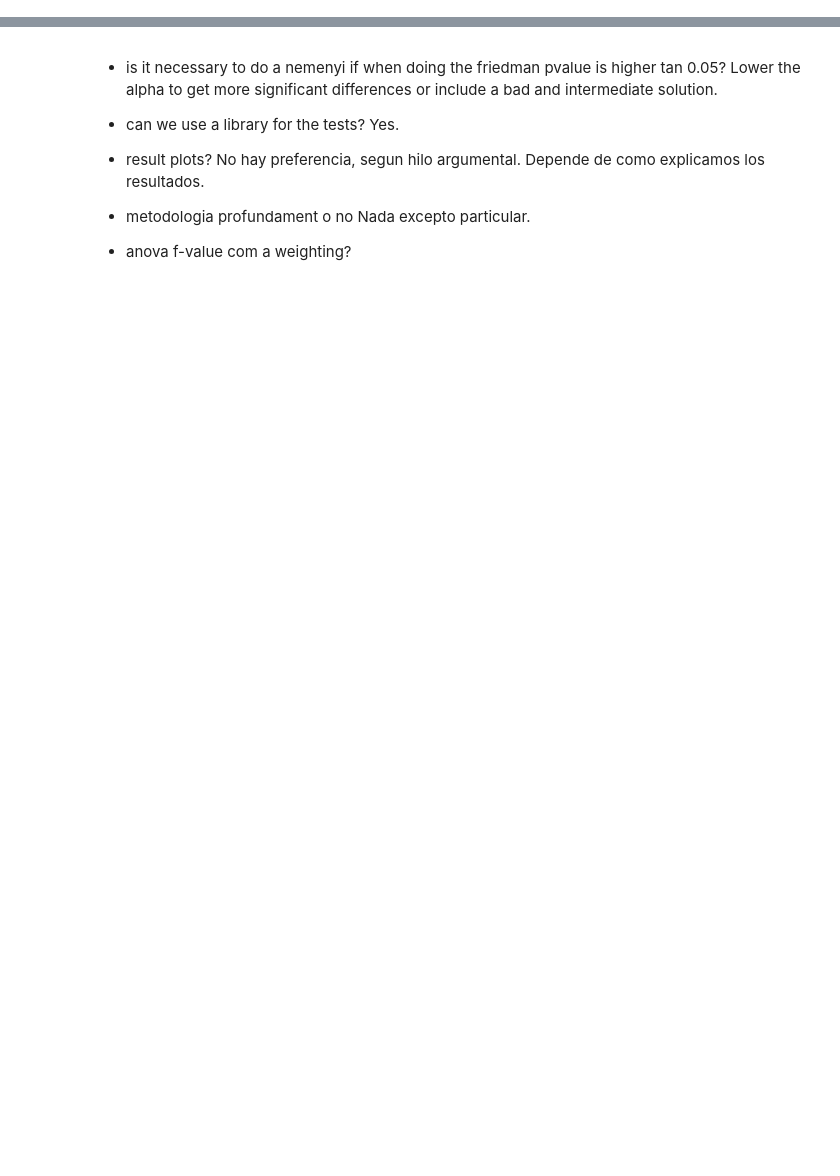
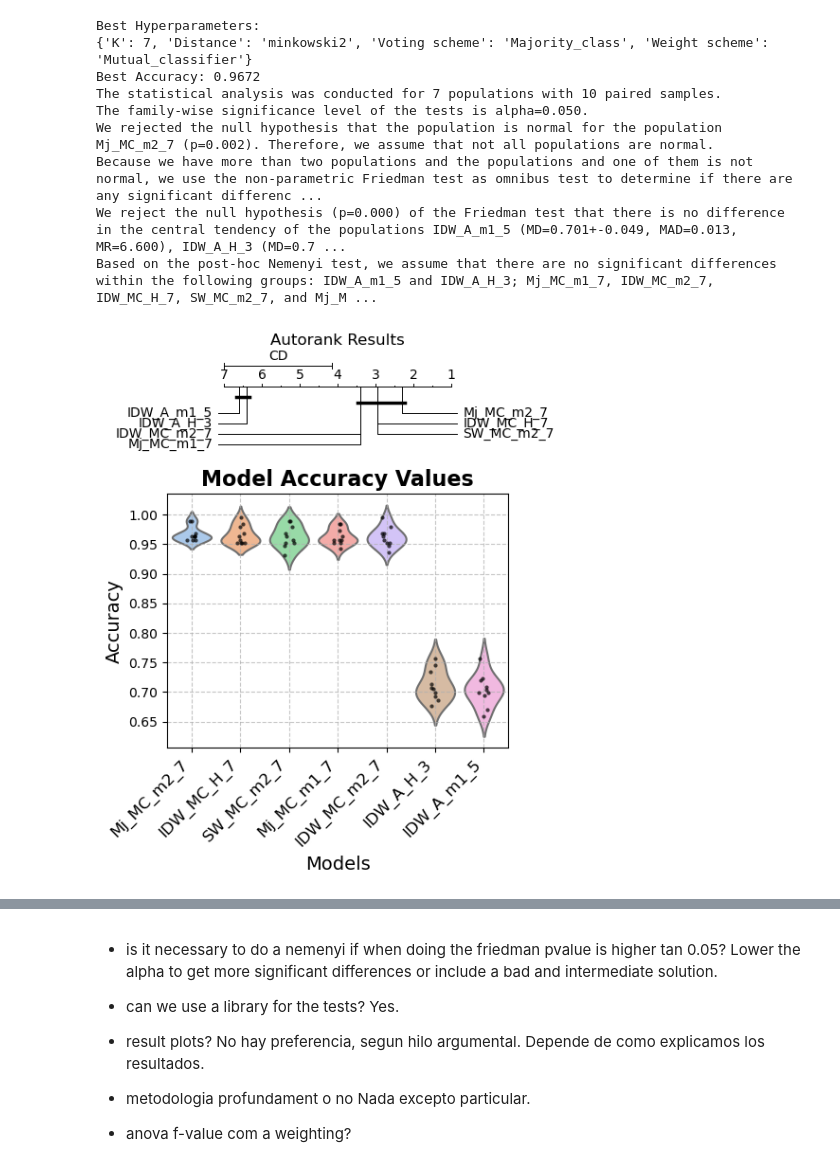
Before and after one commit to XavierQuerol/IML-Work2, a Jupyter notebook: pythonProject/results_analysis.ipynb, the cells around one changed output, grey strips where cells are left out. Cells and saved outputs as stored; diff of their text form; code cells hidden in the pictures; blank space fills up the shorter version.

```diff
--- a/pythonProject/results_analysis.ipynb
+++ b/pythonProject/results_analysis.ipynb
@@ -180,6 +184,52 @@ def evaluation_t_test(metric_values1, metric_values2):
         print("Significant difference found between the two models.")
     else:
         print("No significant differences found between the two models.")
+# %%
+dataset_name = 'grid'
+method = 'knn'
+metric = 'Accuracy'
+
+def evaluate_models(dataset_name, method, metric, type_evaluation= 'our_criteria'):
+
+    votings = {'Majority_class': 'Mj', 'Inverse_Distance_Weights': 'IDW','Sheppards_Work': 'SW'}
+    distances = {'minkowski1': 'm1', 'minkowski2': 'm2', 'HEOM': 'H',    }
+    weighting = {'Mutual_classifier':'MC', 'Relief': 'R', 'ANOVA': 'A'}
+
+    df_combined = read_csv(f'results_{method}', dataset_name, False)
+    metrics_summary, best_hyperparams = aggregate_metrics(df_combined, method)
+    metrics_summary.to_csv(f'results_{method}/results_{dataset_name}_all.csv', index=False)
+
+    if method == 'knn':
+        best_models = metrics_summary.iloc[[0, 1, 2, 3, 4, 90, 100]]
+        metric_values = get_metrics_knn(best_models, df_combined, metric)
+        data = pd.DataFrame()
+        for el, (i,row) in zip(metric_values, best_models.iterrows()):
+            data[f"{votings[row['Voting scheme']]}_{weighting[row['Weight scheme']]}_{distances[row['Distance']]}_{row['K']}"] = el
+
+    elif method == 'svm':
+        best_models = metrics_summary.iloc[[0, 1]]
+        metric_values = get_metrics_svm(best_models, df_combined ,metric)
+        data = pd.DataFrame()
+        for el, (i,row) in zip(metric_values, best_models.iterrows()):
+            data[f"{row['Kernel']}"] = el
+
+    if type_evaluation == 'autorank':
+        evaluation_test_autorank(data, metric, 0.05)
+    elif type_evaluation == 'our_criteria':
+        evaluation_test(data, metric, 0.05)
+
+evaluate_models(dataset_name, method, metric, type_evaluation= 'autorank')
+# %% [output]
+Best Hyperparameters:
+{'K': 7, 'Distance': 'minkowski2', 'Voting scheme': 'Majority_class', 'Weight scheme': 'Mutual_classifier'}
+Best Accuracy: 0.9672
+The statistical analysis was conducted for 7 populations with 10 paired samples.
+The family-wise significance level of the tests is alpha=0.050.
+We rejected the null hypothesis that the population is normal for the population Mj_MC_m2_7 (p=0.002). Therefore, we assume that not all populations are normal.
+Because we have more than two populations and the populations and one of them is not normal, we use the non-parametric Friedman test as omnibus test to determine if there are any significant differenc ...
+We reject the null hypothesis (p=0.000) of the Friedman test that there is no difference in the central tendency of the populations IDW_A_m1_5 (MD=0.701+-0.049, MAD=0.013, MR=6.600), IDW_A_H_3 (MD=0.7 ...
+Based on the post-hoc Nemenyi test, we assume that there are no significant differences within the following groups: IDW_A_m1_5 and IDW_A_H_3; Mj_MC_m1_7, IDW_MC_m2_7, IDW_MC_H_7, SW_MC_m2_7, and Mj_M ...
+[figure, added]
 # %%
 #Read_csvs
 
```
Also changed, not shown: parts of 5 cells of this notebook, 4 other files.
